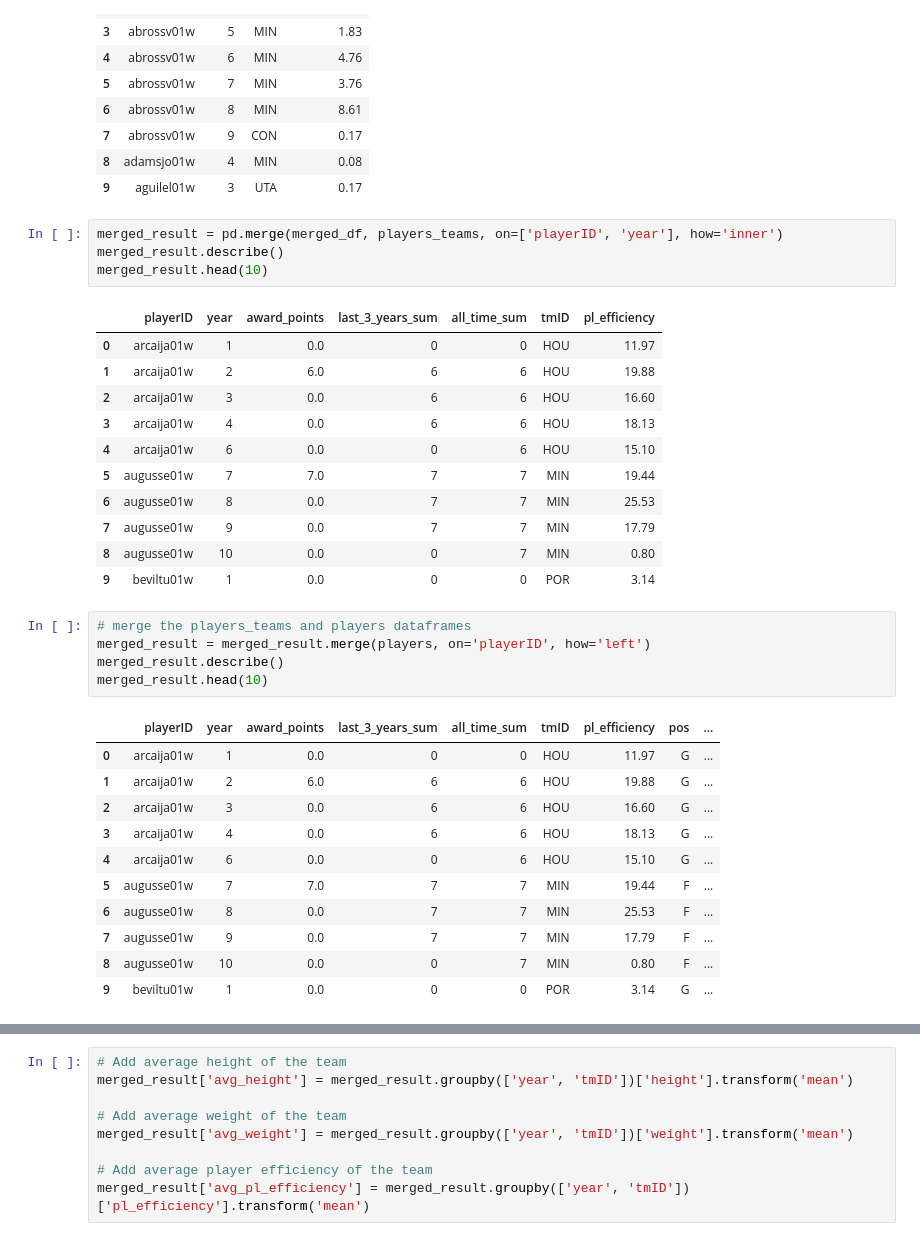
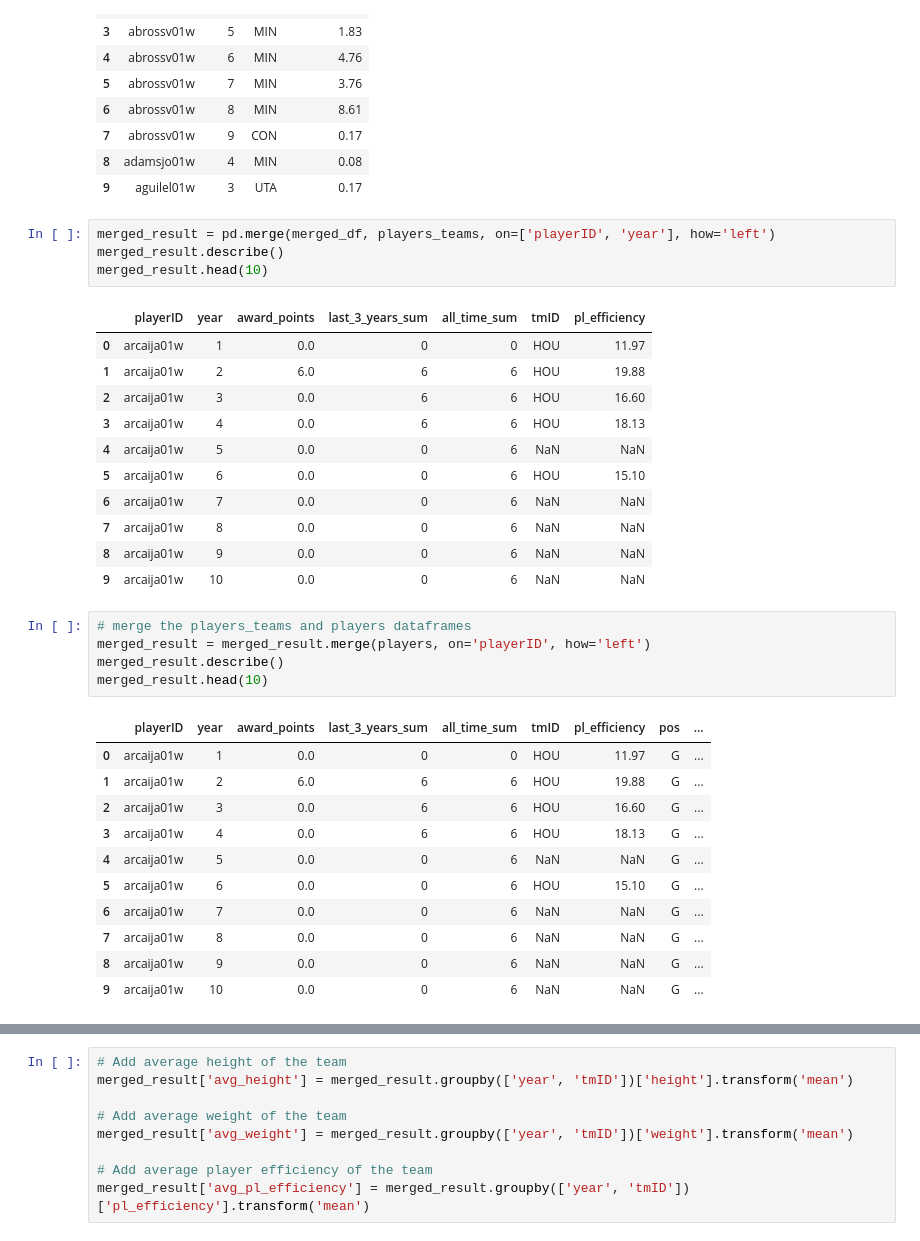
Before and after one commit to jmisidro/FEUP_ML, a Jupyter notebook: src/preparation.ipynb, the cells around one changed output, grey strips where cells are left out. Drawn from its saved outputs; the diff is of its cells as text.

```diff
--- a/src/preparation.ipynb
+++ b/src/preparation.ipynb
@@ -336,21 +343,21 @@ players_teams.head(10)
 | 8 | adamsjo01w | 4 | MIN | 0.08 |
 | 9 | aguilel01w | 3 | UTA | 0.17 |
 # %%
-merged_result = pd.merge(merged_df, players_teams, on=['playerID', 'year'], how='inner')
+merged_result = pd.merge(merged_df, players_teams, on=['playerID', 'year'], how='left')
 merged_result.describe()
 merged_result.head(10)
 # %% [output]
 |  | playerID | year | award_points | last_3_years_sum | all_time_sum | tmID | pl_efficiency |
 | 0 | arcaija01w | 1 | 0.0 | 0 | 0 | HOU | 11.97 |
 | 1 | arcaija01w | 2 | 6.0 | 6 | 6 | HOU | 19.88 |
 | 2 | arcaija01w | 3 | 0.0 | 6 | 6 | HOU | 16.60 |
 | 3 | arcaija01w | 4 | 0.0 | 6 | 6 | HOU | 18.13 |
-| 4 | arcaija01w | 6 | 0.0 | 0 | 6 | HOU | 15.10 |
-| 5 | augusse01w | 7 | 7.0 | 7 | 7 | MIN | 19.44 |
-| 6 | augusse01w | 8 | 0.0 | 7 | 7 | MIN | 25.53 |
-| 7 | augusse01w | 9 | 0.0 | 7 | 7 | MIN | 17.79 |
-| 8 | augusse01w | 10 | 0.0 | 0 | 7 | MIN | 0.80 |
-| 9 | beviltu01w | 1 | 0.0 | 0 | 0 | POR | 3.14 |
+| 4 | arcaija01w | 5 | 0.0 | 0 | 6 | NaN | NaN |
+| 5 | arcaija01w | 6 | 0.0 | 0 | 6 | HOU | 15.10 |
+| 6 | arcaija01w | 7 | 0.0 | 0 | 6 | NaN | NaN |
+| 7 | arcaija01w | 8 | 0.0 | 0 | 6 | NaN | NaN |
+| 8 | arcaija01w | 9 | 0.0 | 0 | 6 | NaN | NaN |
+| 9 | arcaija01w | 10 | 0.0 | 0 | 6 | NaN | NaN |
 # %%
 # merge the players_teams and players dataframes
 merged_result = merged_result.merge(players, on='playerID', how='left')
@@ -362,12 +369,12 @@ merged_result.head(10)
 | 1 | arcaija01w | 2 | 6.0 | 6 | 6 | HOU | 19.88 | G | ... |
 | 2 | arcaija01w | 3 | 0.0 | 6 | 6 | HOU | 16.60 | G | ... |
 | 3 | arcaija01w | 4 | 0.0 | 6 | 6 | HOU | 18.13 | G | ... |
-| 4 | arcaija01w | 6 | 0.0 | 0 | 6 | HOU | 15.10 | G | ... |
-| 5 | augusse01w | 7 | 7.0 | 7 | 7 | MIN | 19.44 | F | ... |
-| 6 | augusse01w | 8 | 0.0 | 7 | 7 | MIN | 25.53 | F | ... |
-| 7 | augusse01w | 9 | 0.0 | 7 | 7 | MIN | 17.79 | F | ... |
-| 8 | augusse01w | 10 | 0.0 | 0 | 7 | MIN | 0.80 | F | ... |
-| 9 | beviltu01w | 1 | 0.0 | 0 | 0 | POR | 3.14 | G | ... |
+| 4 | arcaija01w | 5 | 0.0 | 0 | 6 | NaN | NaN | G | ... |
+| 5 | arcaija01w | 6 | 0.0 | 0 | 6 | HOU | 15.10 | G | ... |
+| 6 | arcaija01w | 7 | 0.0 | 0 | 6 | NaN | NaN | G | ... |
+| 7 | arcaija01w | 8 | 0.0 | 0 | 6 | NaN | NaN | G | ... |
+| 8 | arcaija01w | 9 | 0.0 | 0 | 6 | NaN | NaN | G | ... |
+| 9 | arcaija01w | 10 | 0.0 | 0 | 6 | NaN | NaN | G | ... |
 # %%
 # merge with teams
 # merged_result = merged_result.merge(teams, on=['tmID', 'year'], how='left')
```
Also changed, not shown: parts of 7 cells of this notebook, 4 other files.
